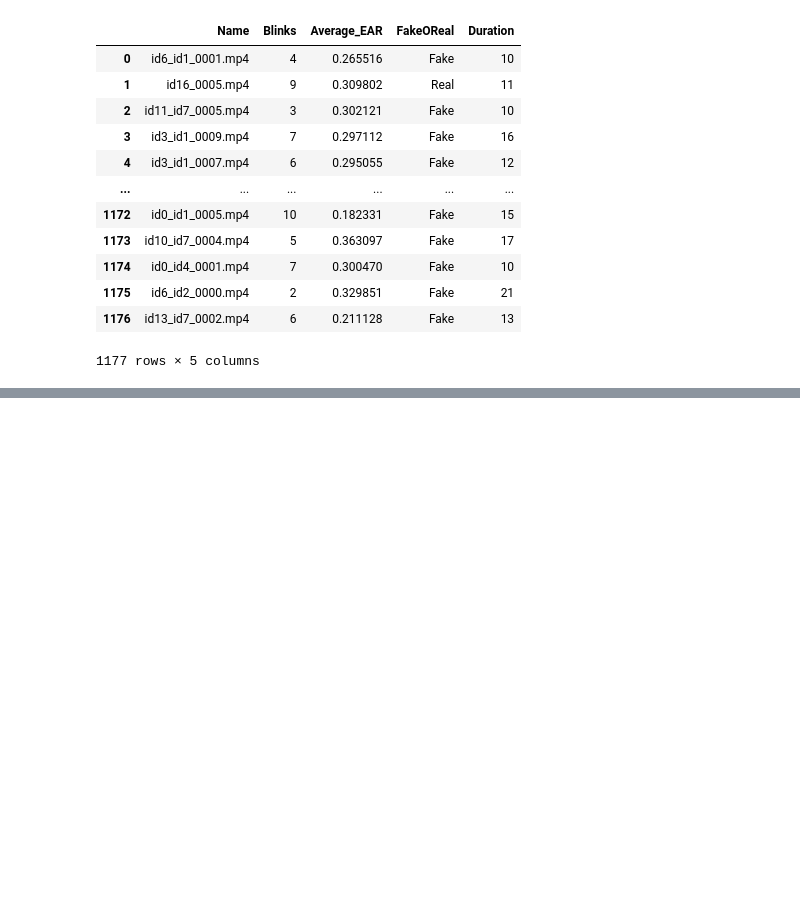
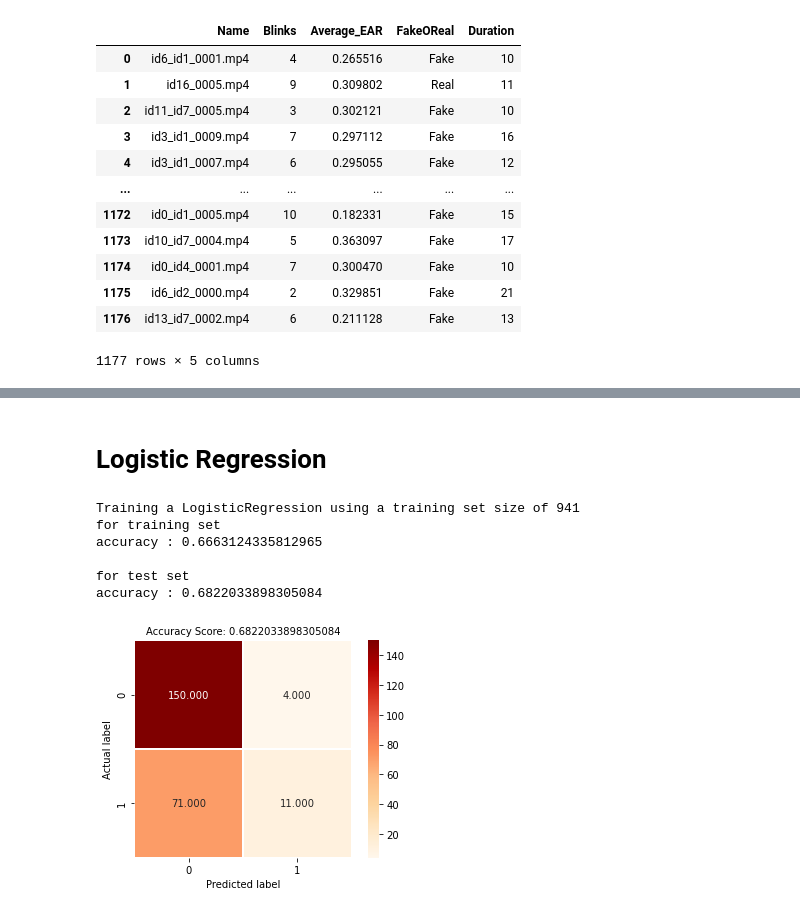
Before and after one commit to devansh1412/Eye-blink-detection, a Jupyter notebook: Eye-detect-from-frame/Notebook.ipynb, the cells around one changed output, grey strips where cells are left out. Saved outputs shown, nothing was run; the diff lists cells and outputs as text; code cells hidden in the pictures; blank space fills up the shorter version.

Commit message:
added predict videos and code to predict

```diff
--- a/Eye-detect-from-frame/Notebook.ipynb
+++ b/Eye-detect-from-frame/Notebook.ipynb
@@ -435,0 +467,54 @@ finalData
+# %%
+x_train, x_test, y_train, y_test = train_test_split(X, Y, test_size=0.2, random_state=1)
+# %%
+x_train = StandardScaler().fit_transform(x_train)
+x_test = StandardScaler().fit_transform(x_test)
+# %%
+def train_classifier(cls, X_train, y_train):
+    cls.fit(X_train, y_train)
+
+def predict_labels(cls, features, target):
+    # Makes predictions using a fit classifier based on F1 score.
+    y_pred = cls.predict(features)
+    return cls.score(features, target) ,y_pred
+
+def train_predict(cls, X_train, y_train, X_test, y_test):
+    print("Training a {} using a training set size of {} ".format(cls.__class__.__name__, len(X_train)))
+
+    # Train the classifier
+    train_classifier(cls, X_train, y_train)
+
+    # Print the results of prediction for both training and testing
+    acc , predictions = predict_labels(cls, X_train, y_train)
+    print("for training set")
+    print("accuracy :", acc)
+    print('')
+
+    acc , predictions= predict_labels(cls, X_test, y_test)
+    print("for test set")
+    print("accuracy :", acc)
+    return predictions ,acc
+
+## Plot confusion matrix
+def plot_confusion(predictions ,y_test, score):
+    cm = metrics.confusion_matrix(y_test, predictions)
+    sns.heatmap(cm, annot=True, fmt=".3f", linewidths=.5, square = True, cmap = 'OrRd');
+    plt.ylabel('Actual label');
+    plt.xlabel('Predicted label');
+    all_sample_title = 'Accuracy Score: {0}'.format(score)
+    plt.title(all_sample_title, size = 10);
+# %% [markdown]
+# Logistic Regression
+# %%
+lr = LogisticRegression()
+lr.fit(x_train, y_train)
+pred ,acc = train_predict(lr,x_train, y_train,x_test, y_test)
+plot_confusion( pred , y_test ,acc)
+# %% [output]
+Training a LogisticRegression using a training set size of 941
+for training set
+accuracy : 0.6663124335812965
+
+for test set
+accuracy : 0.6822033898305084
+[figure, added]
```
Also changed, not shown: parts of 12 cells of this notebook, 5 other files.
